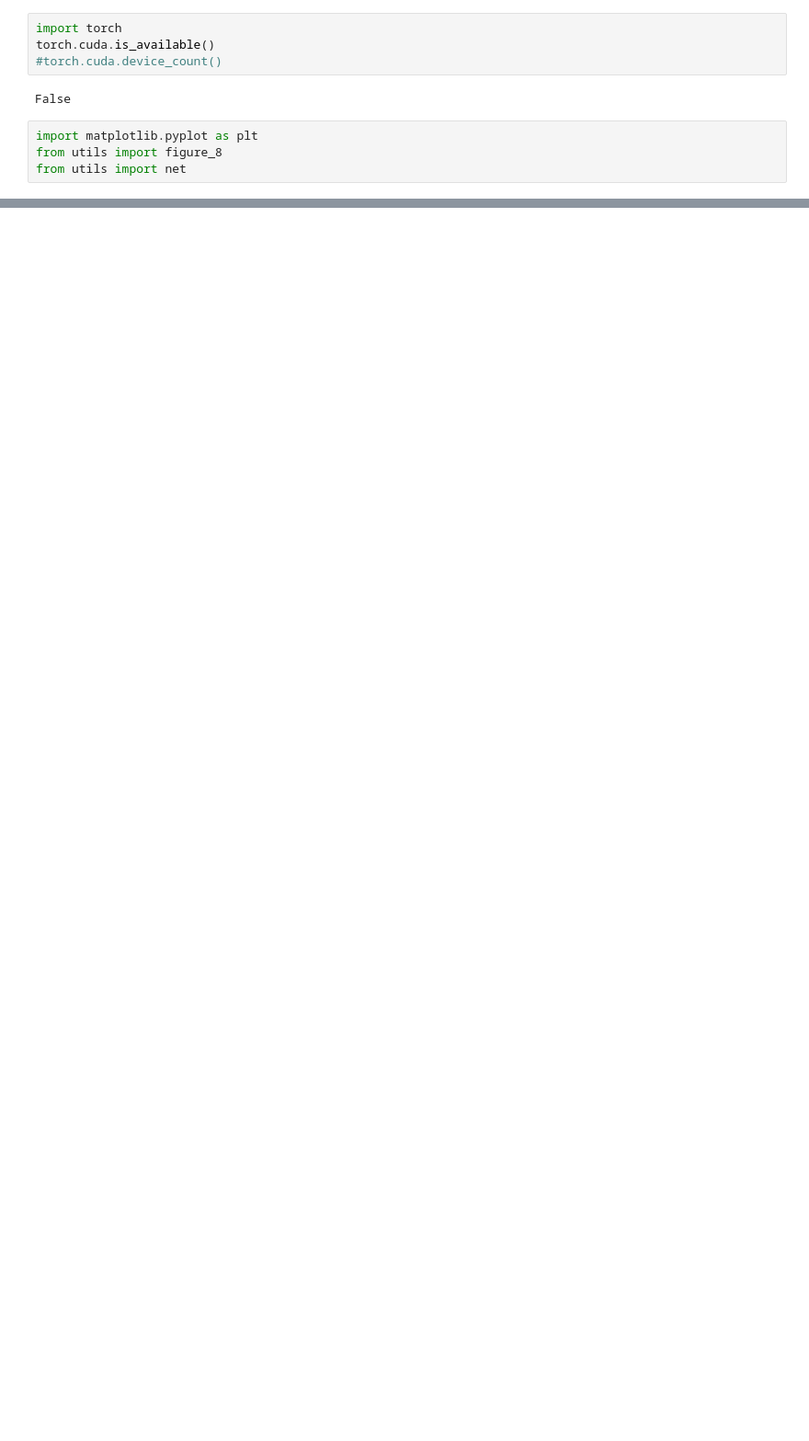
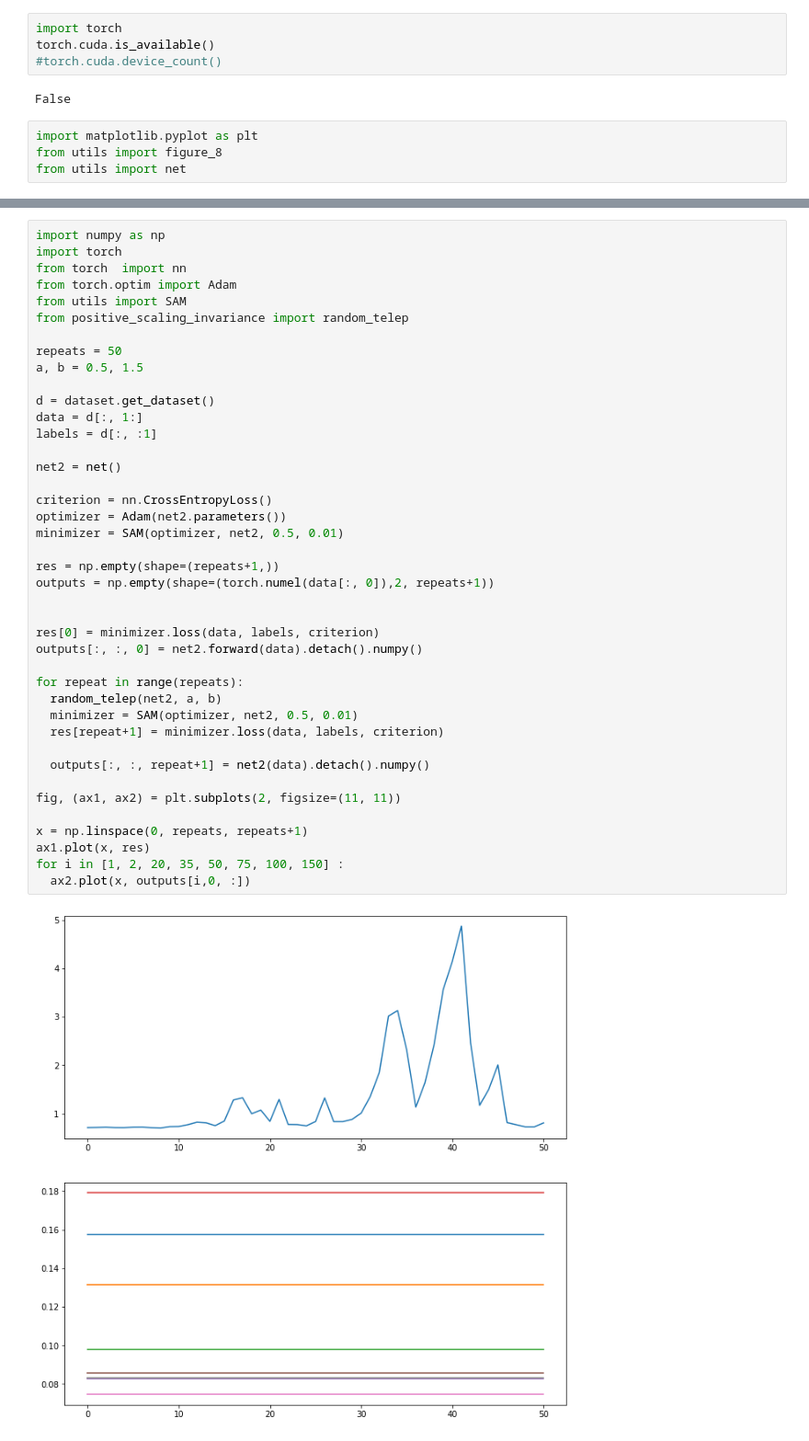
Before and after one commit to Noam-Ghenassia/opt_ML_project, a Jupyter notebook: examples.ipynb, the cells around one changed output, grey strips where cells are left out. Shown at 92% size. Saved outputs shown, nothing was run; the diff lists cells and outputs as text; blank space fills up the shorter version.

Commit message:
added positive scaling experiences, still needs debugging

```diff
--- a/examples.ipynb
+++ b/examples.ipynb
@@ -87,0 +98,43 @@ for i in [1, 2, 20, 35, 50, 75, 100, 150] :
+# %%
+import numpy as np
+import torch
+from torch  import nn
+from torch.optim import Adam
+from utils import SAM
+from positive_scaling_invariance import random_telep
+
+repeats = 50
+a, b = 0.5, 1.5
+
+d = dataset.get_dataset()
+data = d[:, 1:]
+labels = d[:, :1]
+
+net2 = net()
+
+criterion = nn.CrossEntropyLoss()
+optimizer = Adam(net2.parameters())
+minimizer = SAM(optimizer, net2, 0.5, 0.01)
+
+res = np.empty(shape=(repeats+1,))
+outputs = np.empty(shape=(torch.numel(data[:, 0]),2, repeats+1))
+
+
+res[0] = minimizer.loss(data, labels, criterion)
+outputs[:, :, 0] = net2.forward(data).detach().numpy()
+
+for repeat in range(repeats):
+  random_telep(net2, a, b)
+  minimizer = SAM(optimizer, net2, 0.5, 0.01)
+  res[repeat+1] = minimizer.loss(data, labels, criterion)
+
+  outputs[:, :, repeat+1] = net2(data).detach().numpy()
+
+fig, (ax1, ax2) = plt.subplots(2, figsize=(11, 11))
+
+x = np.linspace(0, repeats, repeats+1)
+ax1.plot(x, res)
+for i in [1, 2, 20, 35, 50, 75, 100, 150] :
+  ax2.plot(x, outputs[i,0, :])
+# %% [output]
+[figure, added]
```
Also changed, not shown: parts of 8 cells of this notebook, 2 other files.
